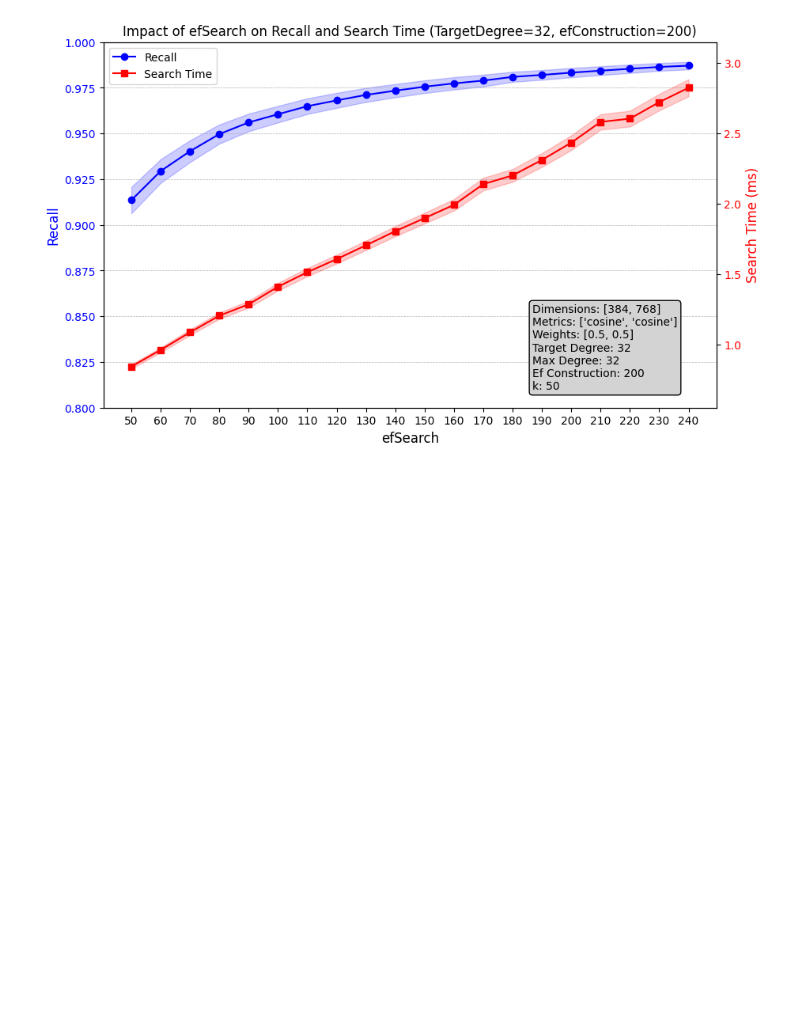
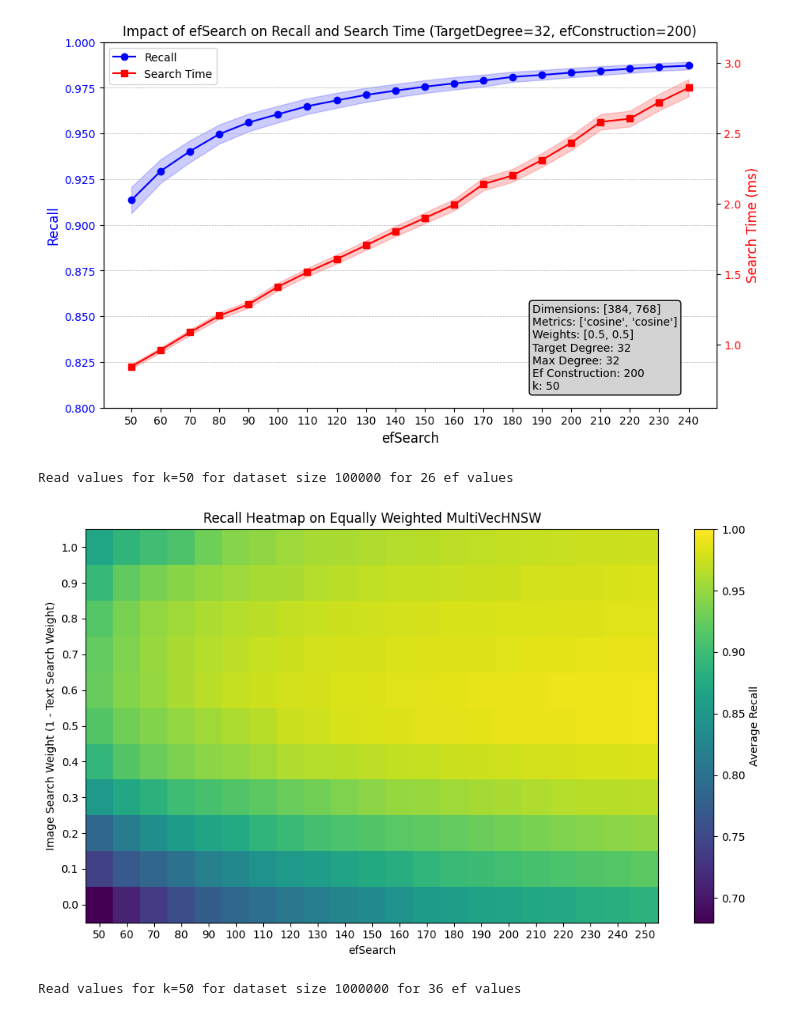
Before and after one commit to yavuzff/scalable-multimodal-similarity-search, a Jupyter notebook: notebooks/plot_graphs.ipynb, the cells around one changed output. Saved outputs shown, nothing was run; the diff lists cells and outputs as text; code cells hidden in the pictures; blank space fills up the shorter version.

Commit message:
add heatmaps for recall when varying search weight and ef #25

```diff
--- a/notebooks/plot_graphs.ipynb
+++ b/notebooks/plot_graphs.ipynb
@@ -975,3 +976,39 @@ plot_ef_exp_data(ef_exp_params, ef_exp_construction_params, recall_scores_per_ef
 # %% [output]
 Averaged 1000 query results
 [figure]
+# %%
+def get_search_weights_data(params, construction_params, base_folder=SEARCH_WEIGHTS_DIR, prev_experiment_folder=1):
+    folder = base_folder + get_construction_folder(params) + get_hnsw_construction_params_folder(construction_params)
+    index_folder = get_latest_experiment_folder(folder)
+
+    exps_folder = os.path.join(folder, index_folder)
+    exp_folder = os.path.join(folder, index_folder, get_latest_experiment_folder(exps_folder, prev_experiment_folder))
+    #get the last exp folder - maybe have k in the exp folder name as well, with time-
+
+    search_weights_folders = os.listdir(exp_folder)
+
+    search_weights_data = defaultdict(lambda: defaultdict(list)) # text_weight -> ef -> recall
+
+    for search_weights_folder in search_weights_folders:
+        if search_weights_folder.startswith("."):
+            continue
+
+        search_weights = search_weights_folder.split(":")[1]
+        text_weight = float(search_weights.split(",")[0])
+
+        for ef_folder in os.listdir(exp_folder + "/" + search_weights_folder):
+            if ef_folder.startswith("."):
+                continue
+            stats = ef_folder.split("_")
+            k = int(stats[0])
+            ef = int(stats[1])
+
+            if ef >=k:
+                # load results.npz file
+                results = np.load(os.path.join(exp_folder, search_weights_folder, ef_folder, "results.npz"))
+                # results contains recall_scores, ef_search
+                assert ef == results["ef_search"]
+                search_weights_data[text_weight][ef].append(results["recall_scores"])
+
+    print(f"Read values for k={k} for dataset size {params.index_size} for {len(search_weights_data[text_weight])} ef values")
+    return search_weights_data, k
@@ -977,0 +1057,22 @@ Averaged 1000 query results
+# %%
+search_weights_exp_params = Params(modalities=2, dimensions=[384, 768], metrics=["cosine", "cosine"], weights=[0.5, 0.5], index_size=100_000)
+search_weights_construction_params = MultiVecHNSWConstructionParams(target_degree=16, max_degree=16, ef_construction=100, seed=3)
+
+prev_experiment_folder = 1
+search_weights_data, k = get_search_weights_data(search_weights_exp_params, search_weights_construction_params, prev_experiment_folder=prev_experiment_folder)
+search_weights_exp_params.k = k
+# %% [output]
+Read values for k=50 for dataset size 100000 for 26 ef values
+# %%
+plot_heatmap_for_search_weights_data(search_weights_exp_params, search_weights_construction_params, search_weights_data, max_ef=250)
+# %% [output]
+[figure, added]
+# %%
+search_weights_exp_params = Params(modalities=2, dimensions=[384, 768], metrics=["cosine", "cosine"], weights=[0.5, 0.5], index_size=1_000_000)
+search_weights_construction_params = MultiVecHNSWConstructionParams(target_degree=16, max_degree=16, ef_construction=100, seed=3)
+
+prev_experiment_folder = 1
+search_weights_data, k = get_search_weights_data(search_weights_exp_params, search_weights_construction_params, prev_experiment_folder=prev_experiment_folder)
+search_weights_exp_params.k = k
+# %% [output]
+Read values for k=50 for dataset size 1000000 for 36 ef values
```
Also changed, not shown: parts of 3 cells of this notebook.
